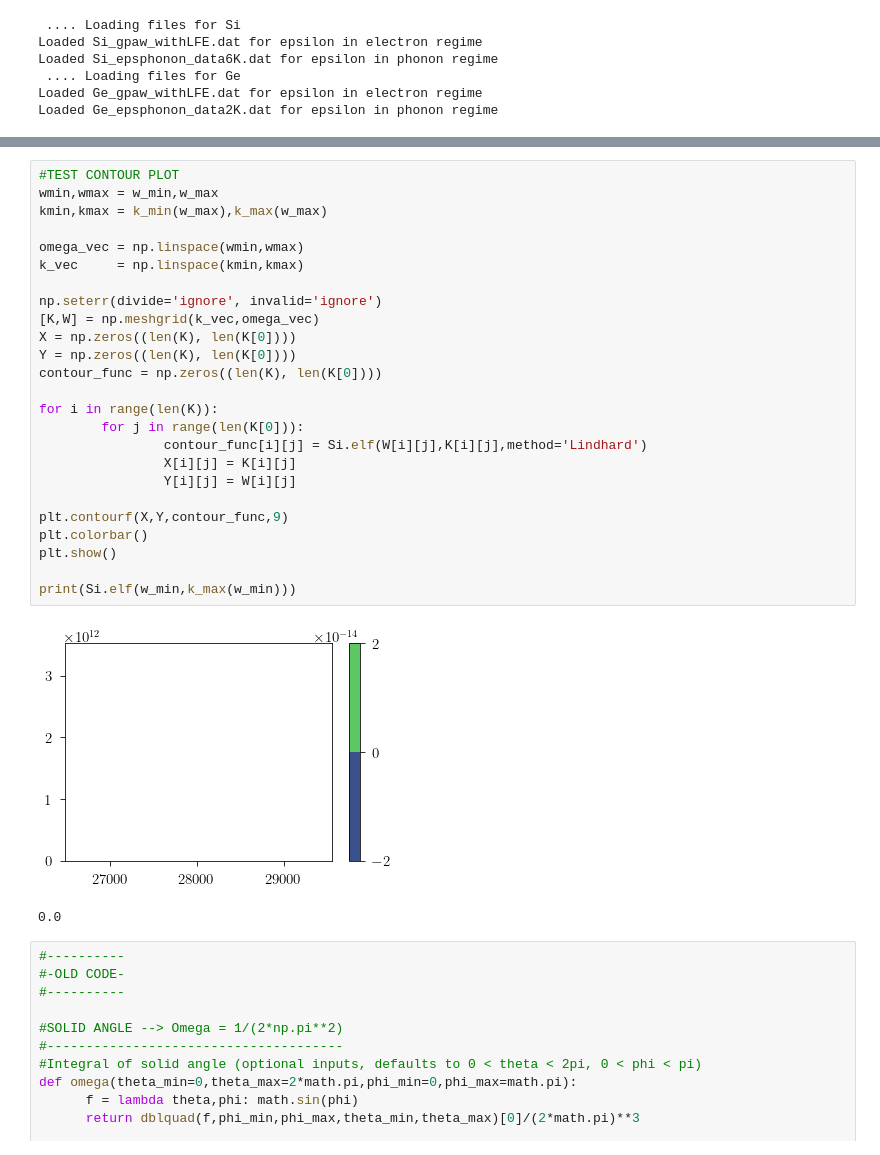
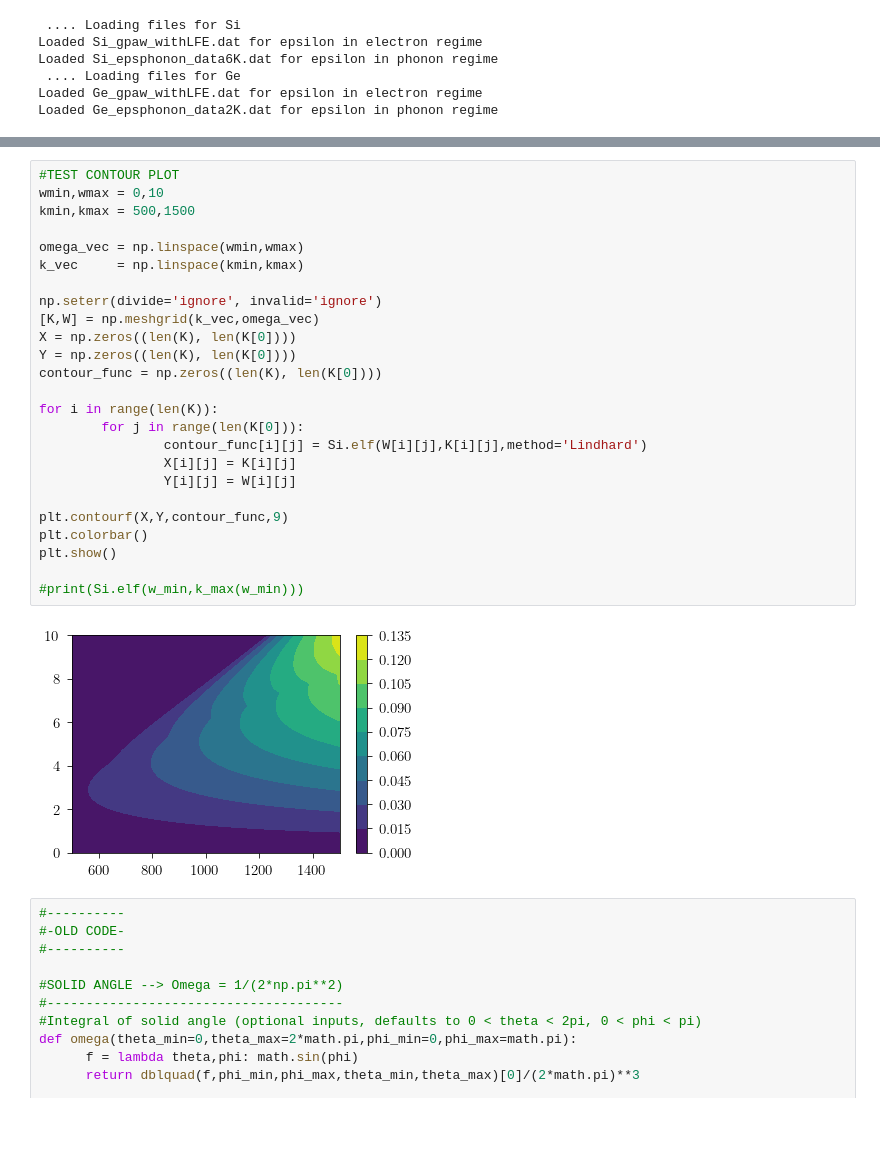
Before and after one commit to QU35T5/DarkELF, a Jupyter notebook: examples/gammabar_jesper.ipynb, the cells around one changed output, grey strips where cells are left out. Saved outputs shown, nothing was run; the diff lists cells and outputs as text; blank space fills up the shorter version.

```diff
--- a/examples/gammabar_jesper.ipynb
+++ b/examples/gammabar_jesper.ipynb
@@ -121,31 +123,30 @@ v_max*m_X   = 8400000000.0
 # %%
 #TEST CONTOUR PLOT
-wmin,wmax = w_min,w_max
-kmin,kmax = k_min(w_max),k_max(w_max)
+wmin,wmax = 0,10
+kmin,kmax = 500,1500
 
 omega_vec = np.linspace(wmin,wmax)
 k_vec     = np.linspace(kmin,kmax)
 
 np.seterr(divide='ignore', invalid='ignore')
 [K,W] = np.meshgrid(k_vec,omega_vec)
 X = np.zeros((len(K), len(K[0])))
 Y = np.zeros((len(K), len(K[0])))
 contour_func = np.zeros((len(K), len(K[0])))
 
 for i in range(len(K)):
         for j in range(len(K[0])):
                 contour_func[i][j] = Si.elf(W[i][j],K[i][j],method='Lindhard')
                 X[i][j] = K[i][j]
                 Y[i][j] = W[i][j]
 
 plt.contourf(X,Y,contour_func,9)
 plt.colorbar()
 plt.show()
 
-print(Si.elf(w_min,k_max(w_min)))
+#print(Si.elf(w_min,k_max(w_min)))
 # %% [output]
-[figure, old version]
+[figure, new version]
-0.0
 # %%
 #----------
 #-OLD CODE-
```
Also changed, not shown: parts of 1 cell of this notebook.
